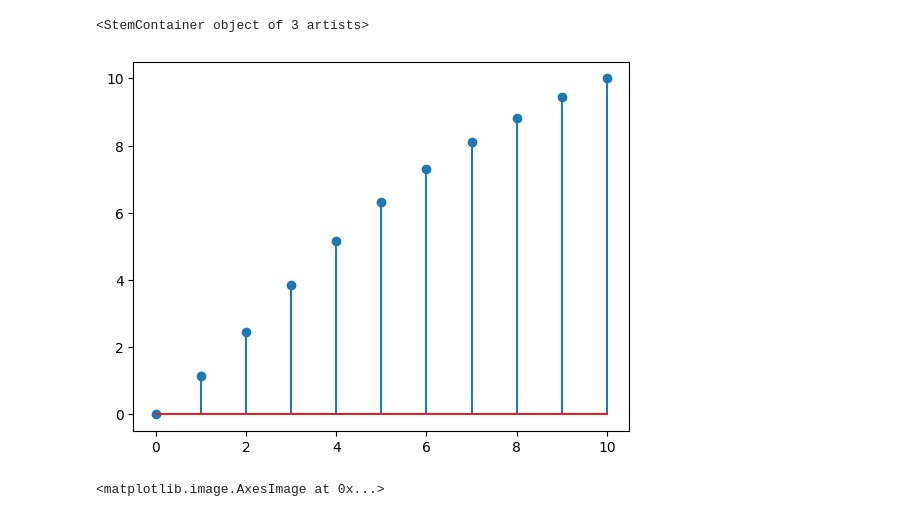
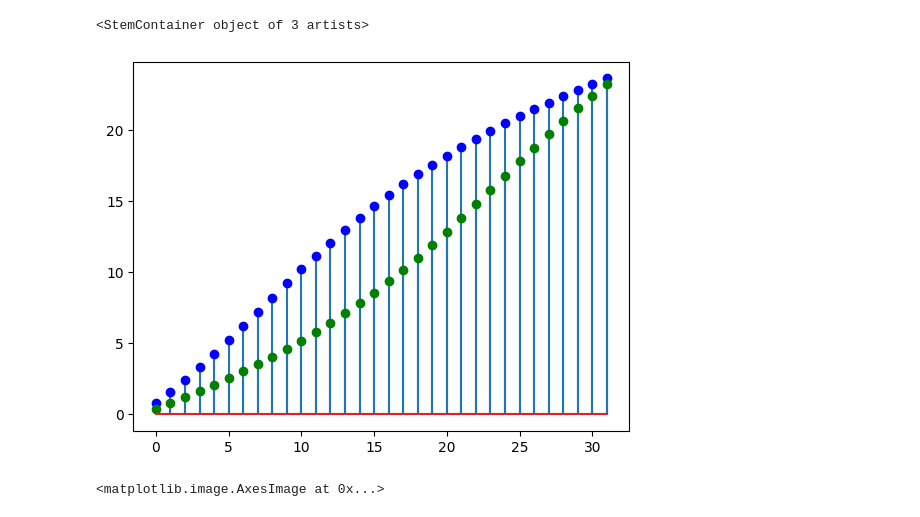
Before and after one commit to araobp/blender-science, a Jupyter notebook: Mathematics/opencv/remap.ipynb, the cells around one changed output. Drawn from its saved outputs; the diff is of its cells as text; code cells hidden in the pictures.

```diff
--- a/Mathematics/opencv/remap.ipynb
+++ b/Mathematics/opencv/remap.ipynb
@@ -21,13 +32,14 @@ import numpy as np
 import matplotlib.pyplot as plt
 import cv2
 
-P = 2  # 2m
-D = 3  # 2m
-W = 10
+PL = 2  # 2m
+D = 2.5  # 2.5m
+W = 8
 
+# <<< LEFT WALL >>>
 # fx returns D/ sqrt(D**2 + P**2) at x = 0
 # fx returns 1 at x = P
 # fx returns D / sqrt(D**2 + (W-P)**2) at x = W
 
-fx = lambda x: D / math.sqrt(D**2 + (x-P)**2)
+fx = lambda x: D / math.sqrt(D**2 + (x-PL)**2)
 # %%
@@ -47,8 +61,16 @@ for x in range(0, 10, 1):
 # %%
-new_x = [0]
+new_x_left = []
 x_accum = 0
-for x in range(0, 10, 1):
+for i in range(0, 32):
+    x = W * i/32
     x_accum += fx(x)
-    new_x.append(x_accum)
+    new_x_left.append(x_accum)
 
-new_x
+new_x_left = np.array(new_x_left)
+
+new_x_right = []
+x_accum = 0
+for i in range(32, 0, -1):
+    x = W * i/32
+    x_accum += fx(x)
+    new_x_right.append(x_accum)
@@ -70,6 +77,7 @@ new_x = new_x * W / new_x[-1]
 # %%
-plt.stem(new_x)
+plt.stem(new_x_left, markerfmt='bo', label='left')
+plt.stem(new_x_right, markerfmt='go', label='right')
 # %% [output]
 <StemContainer object of 3 artists>
-[figure, old version]
+[figure, new version]
 # %%
```
Also changed, not shown: parts of 23 cells of this notebook, 2 other files.
